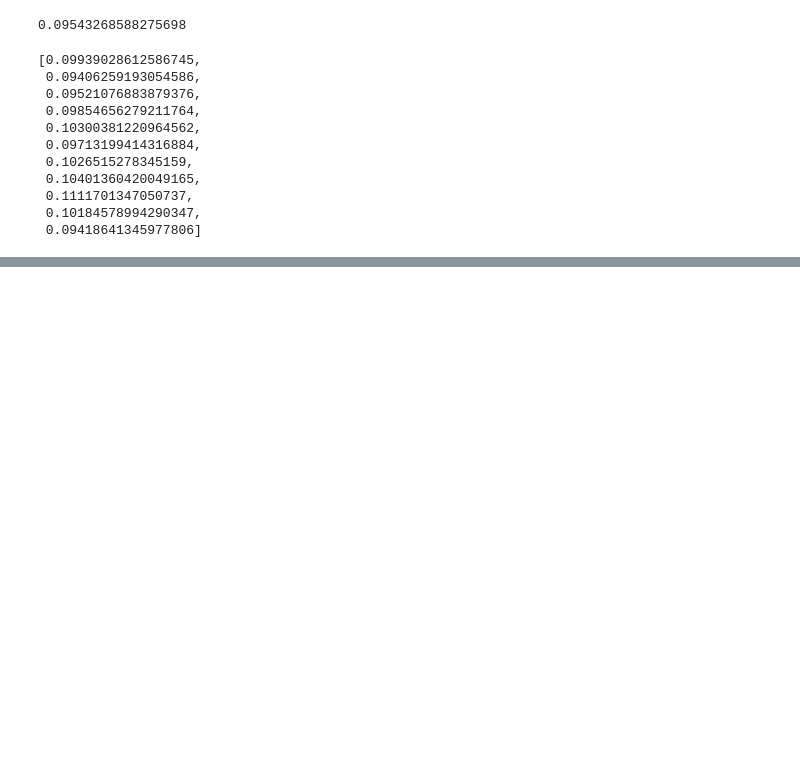
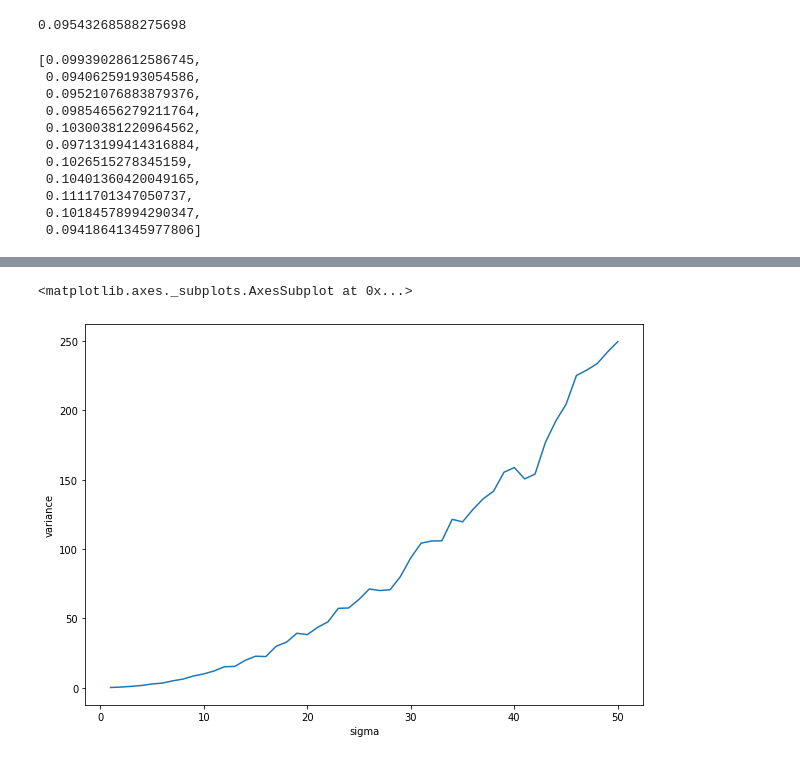
Before and after one commit to ShrayankM/Foundations-OF-DataScience-Assignments, a Jupyter notebook: Week - 18 Description of sample statics/W18_Demos.ipynb, the cells around one changed output, grey strips where cells are left out. Saved outputs shown, nothing was run; the diff lists cells and outputs as text; code cells hidden in the pictures; blank space fills up the shorter version.

```diff
--- a/Week - 18 Description of sample statics/W18_Demos.ipynb
+++ b/Week - 18 Description of sample statics/W18_Demos.ipynb
@@ -99,3 +149,11 @@ fig = px.line(x =sigma_range, y = var_list, width = 800, height = 500)
 fig.show()
 # %% [output]
 [interactive output not drawn]
+# %%
+data = pd.DataFrame({'sigma' : sigma_range, 'variance' : var_list})
+# %%
+plt.figure(figsize = (10, 7))
+sns.lineplot(data = data, x = 'sigma', y = 'variance')
+# %% [output]
+<matplotlib.axes._subplots.AxesSubplot at 0x...>
+[figure, added]
```
Also changed, not shown: parts of 10 cells of this notebook.
